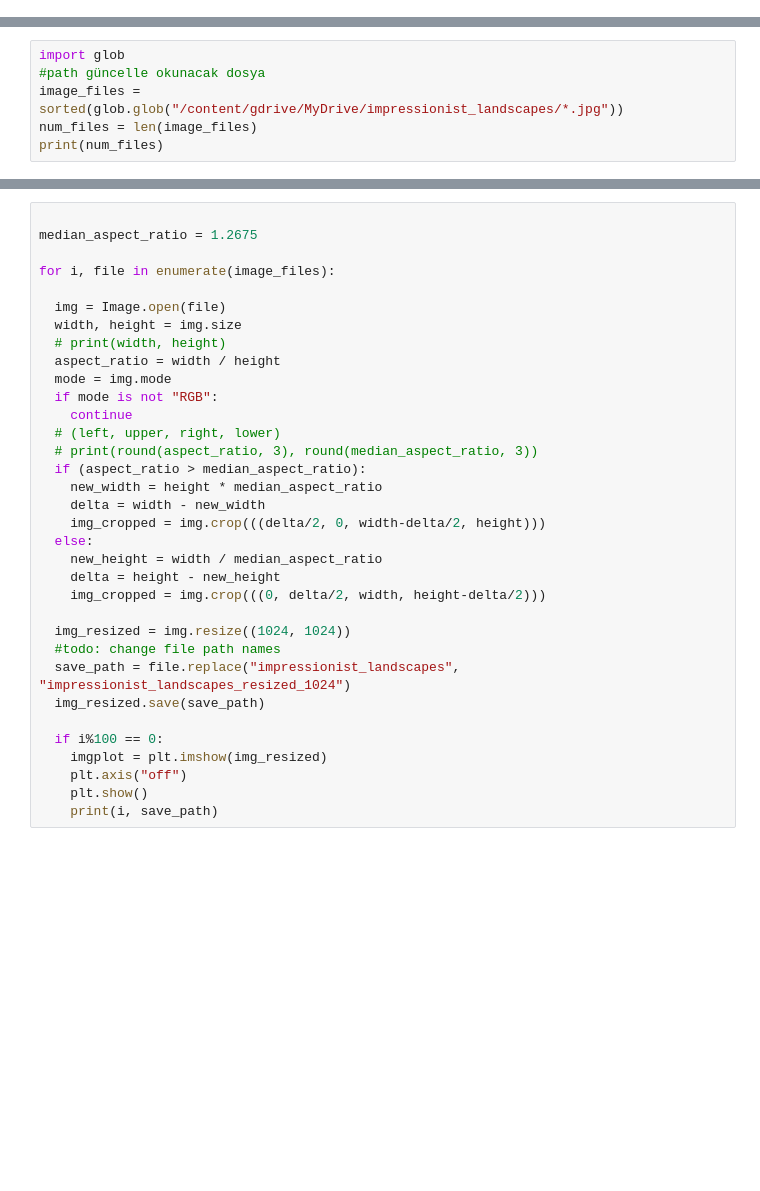
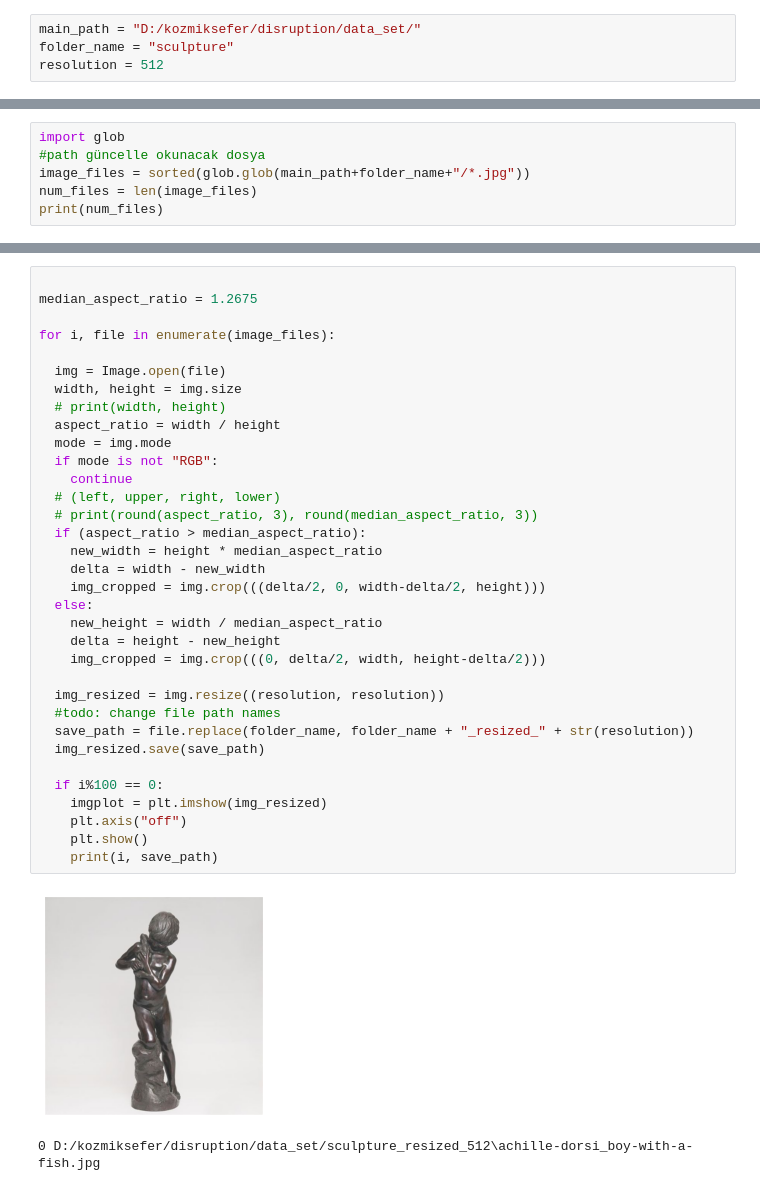
Before and after one commit to ilaydabegumizci/disruption, a Jupyter notebook: source/process_images.ipynb, the cells around one changed output, grey strips where cells are left out. Cells and saved outputs as stored; diff of their text form; blank space fills up the shorter version.

```diff
--- a/source/process_images.ipynb
+++ b/source/process_images.ipynb
@@ -9,0 +6,4 @@ file_path="/disruption_images_resized_1024"
+# %%
+main_path = "D:/kozmiksefer/disruption/data_set/"
+folder_name = "sculpture"
+resolution = 512
@@ -10,6 +16,6 @@ file_path="/disruption_images_resized_1024"
 # %%
 import glob
 #path güncelle okunacak dosya
-image_files = sorted(glob.glob("/content/gdrive/MyDrive/impressionist_landscapes/*.jpg"))
+image_files = sorted(glob.glob(main_path+folder_name+"/*.jpg"))
 num_files = len(image_files)
 print(num_files)
@@ -34,32 +59,35 @@ median_aspect_ratio = np.median(aspect_ratios)
 median_aspect_ratio = 1.2675
 
 for i, file in enumerate(image_files):
 
   img = Image.open(file)
   width, height = img.size
   # print(width, height)
   aspect_ratio = width / height
   mode = img.mode
   if mode is not "RGB":
     continue
   # (left, upper, right, lower)
   # print(round(aspect_ratio, 3), round(median_aspect_ratio, 3))
   if (aspect_ratio > median_aspect_ratio):
     new_width = height * median_aspect_ratio
     delta = width - new_width
     img_cropped = img.crop(((delta/2, 0, width-delta/2, height)))
   else:
     new_height = width / median_aspect_ratio
     delta = height - new_height
     img_cropped = img.crop(((0, delta/2, width, height-delta/2)))
 
-  img_resized = img.resize((1024, 1024))
+  img_resized = img.resize((resolution, resolution))
   #todo: change file path names
-  save_path = file.replace("impressionist_landscapes", "impressionist_landscapes_resized_1024")
+  save_path = file.replace(folder_name, folder_name + "_resized_" + str(resolution))
   img_resized.save(save_path)
 
   if i%100 == 0:
     imgplot = plt.imshow(img_resized)
     plt.axis("off")
     plt.show()
     print(i, save_path)
+# %% [output]
+[figure, added]
+0 D:/kozmiksefer/disruption/data_set/sculpture_resized_512\achille-dorsi_boy-with-a-fish.jpg
```
Also changed, not shown: parts of 8 cells of this notebook, 1 other file.
